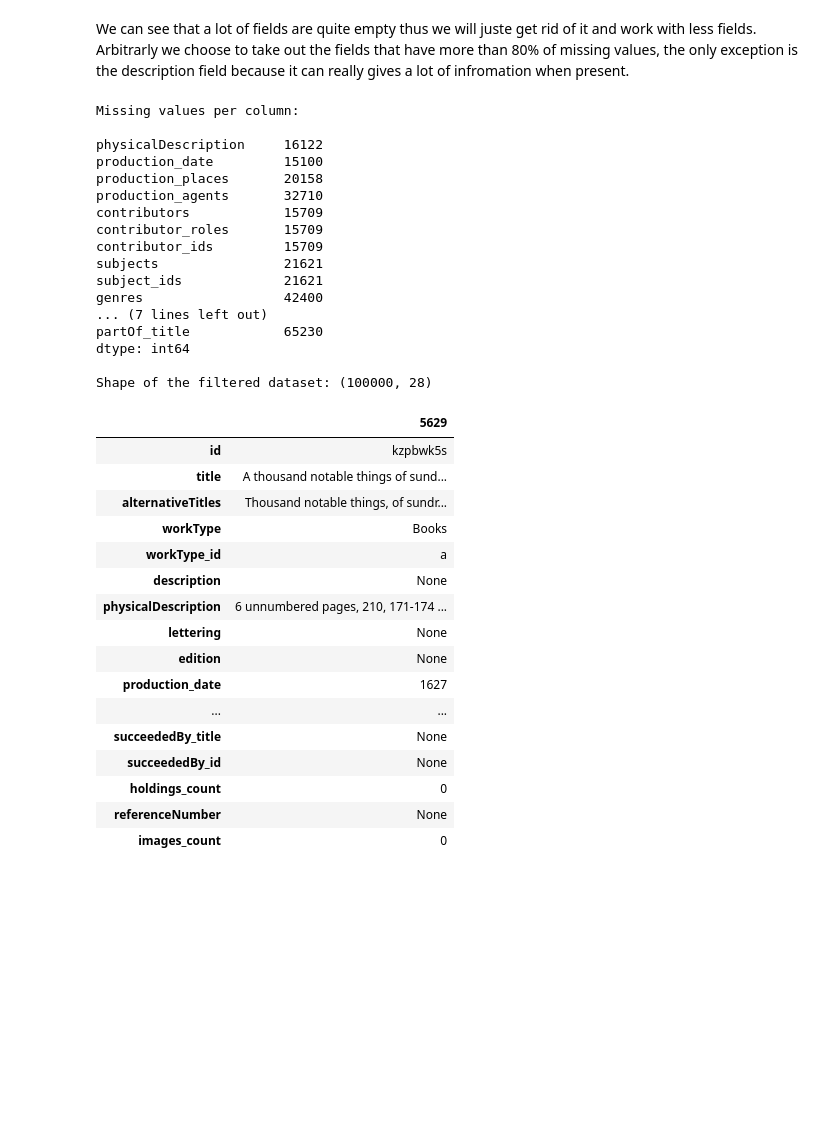
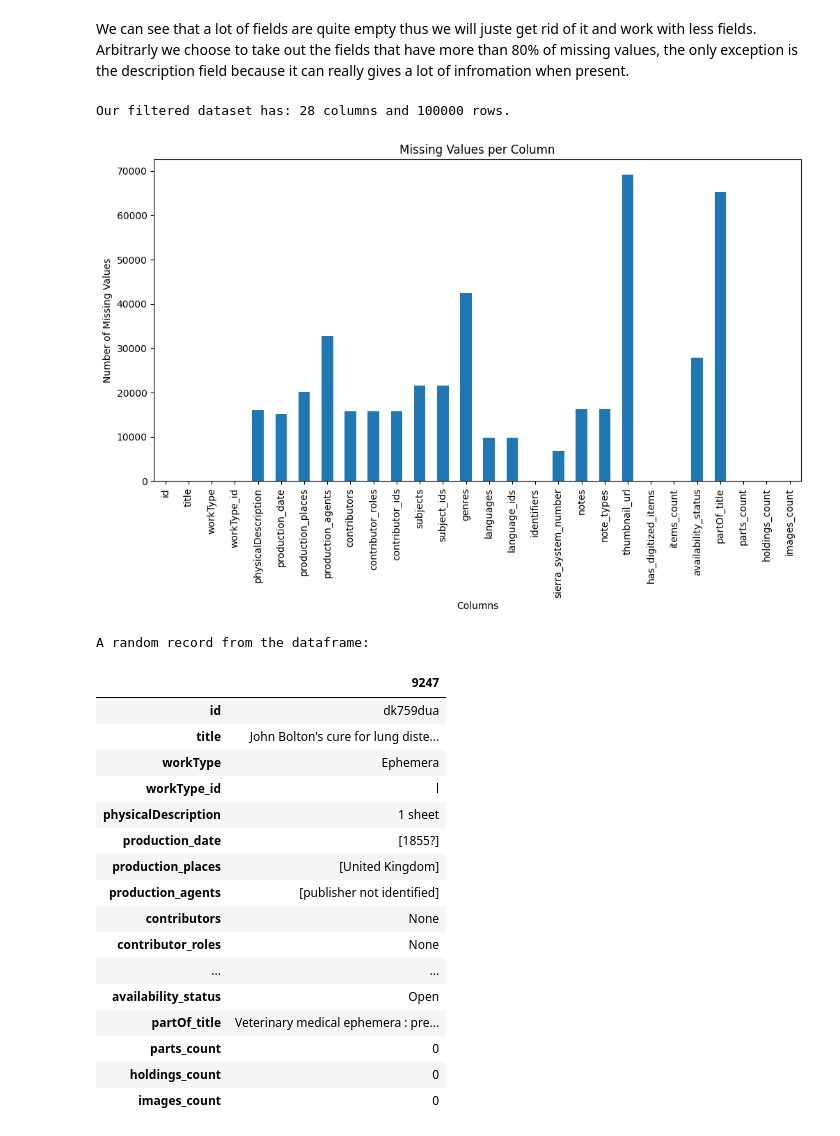
Before and after one commit to loulou413/WellcomeML, a Jupyter notebook: main.ipynb, the cells around one changed output. Cells and saved outputs as stored; diff of their text form; code cells hidden in the pictures; blank space fills up the shorter version.

Commit message:
feat: select all the desired column still have to do the preprocessing before starting implementing ML

```diff
--- a/main.ipynb
+++ b/main.ipynb
@@ -61,53 +61,38 @@ cols_to_keep = missing_pct[missing_pct <= threshold].index.tolist()
 
 filtered = raw_dataset[cols_to_keep]
 # %%
-# print some basic stats about the dataset
+# shape of the dataset
+print(f"\nOur filtered dataset has: {filtered.shape[1]} columns and {filtered.shape[0]} rows.")
+
 # how many missing values per column
 missing_values = filtered.isnull().sum()
-print("Missing values per column:\n")
-print(missing_values[missing_values > 0])
 
-# shape of the dataset
-print(f"\nShape of the filtered dataset: {filtered.shape}")
+plt.figure(figsize=(12,6))
+plt.title("Missing Values per Column")
+missing_values.plot(kind='bar')
+plt.ylabel("Number of Missing Values")
+plt.xlabel("Columns")
+plt.show();
 
-# show full content of a random picked row without truncation
-pd.set_option('display.max_colwidth', None)
-pd.set_option('display.max_columns', None)
-pd.set_option('display.width', None)
-
-display(raw_dataset.sample(1).T)
+print_one_random_record(filtered)
 # %% [output]
-Missing values per column:
-
-physicalDescription     16122
-production_date         15100
-production_places       20158
-production_agents       32710
-contributors            15709
-contributor_roles       15709
-contributor_ids         15709
-subjects                21621
-subject_ids             21621
-genres                  42400
-... (7 lines left out)
-partOf_title            65230
-dtype: int64
-
-Shape of the filtered dataset: (100000, 28)
+Our filtered dataset has: 28 columns and 100000 rows.
+[figure, added]
+A random record from the dataframe:
-|  | 5629 |
-| id | kzpbwk5s |
-| title | A thousand notable things of sund... |
-| alternativeTitles | Thousand notable things, of sundr... |
-| workType | Books |
-| workType_id | a |
-| description | None |
-| physicalDescription | 6 unnumbered pages, 210, 171-174 ... |
-| lettering | None |
-| edition | None |
-| production_date | 1627 |
+|  | 9247 |
+| id | dk759dua |
+| title | John Bolton's cure for lung diste... |
+| workType | Ephemera |
+| workType_id | l |
+| physicalDescription | 1 sheet |
+| production_date | [1855?] |
+| production_places | [United Kingdom] |
+| production_agents | [publisher not identified] |
+| contributors | None |
+| contributor_roles | None |
 | ... | ... |
-| succeededBy_title | None |
-| succeededBy_id | None |
+| availability_status | Open |
+| partOf_title | Veterinary medical ephemera : pre... |
+| parts_count | 0 |
 | holdings_count | 0 |
-| referenceNumber | None |
 | images_count | 0 |
```
Also changed, not shown: parts of 5 cells of this notebook, 2 other files.
